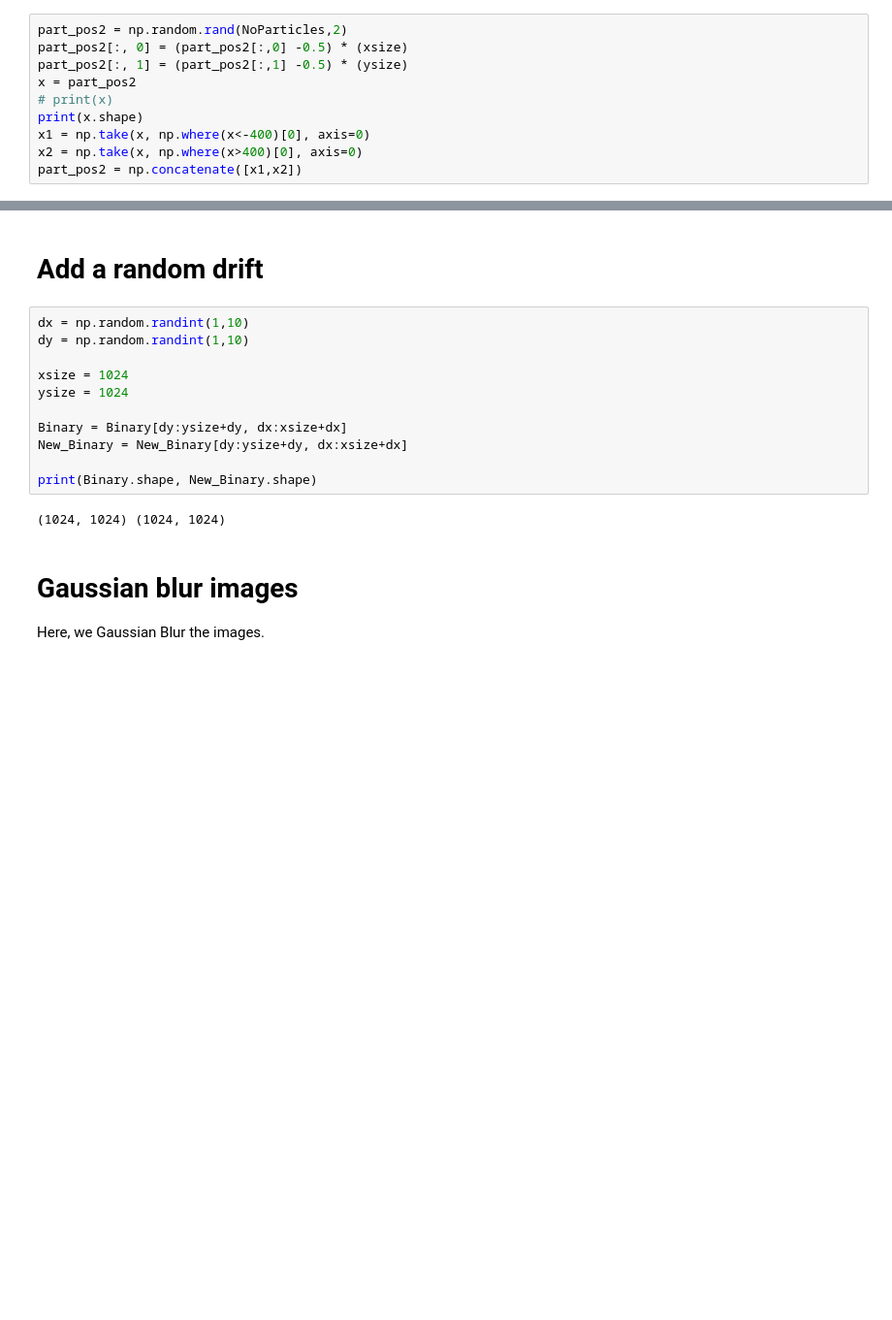
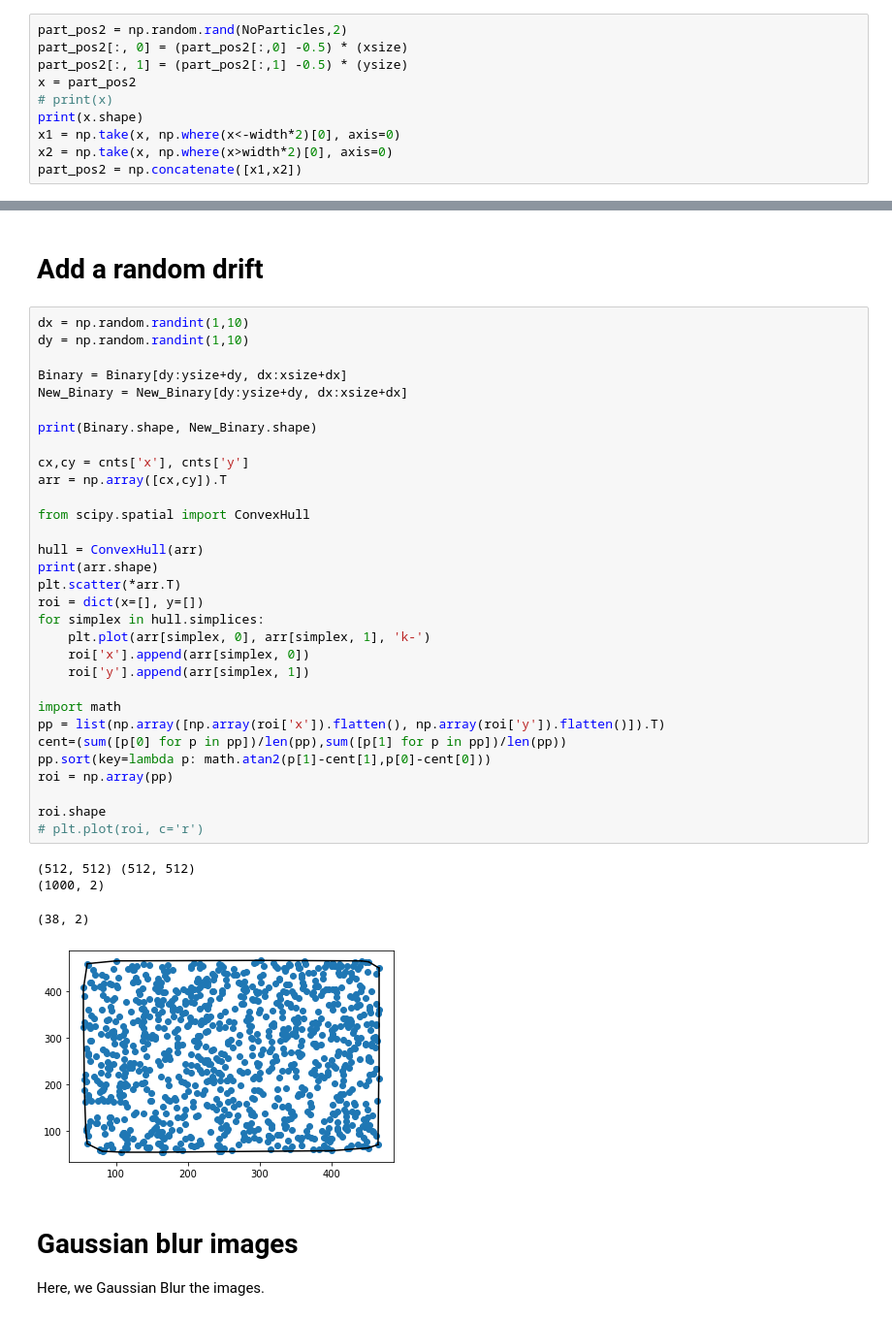
Before and after one commit to rg314/pytraction, a Jupyter notebook: scripts/in_silico_data.ipynb, the cells around one changed output, grey strips where cells are left out. Shown at 97% size. Cells and saved outputs as stored; diff of their text form; blank space fills up the shorter version.

```diff
--- a/scripts/in_silico_data.ipynb
+++ b/scripts/in_silico_data.ipynb
@@ -96,8 +97,8 @@ part_pos2[:, 1] = (part_pos2[:,1] -0.5) * (ysize)
 x = part_pos2
 # print(x)
 print(x.shape)
-x1 = np.take(x, np.where(x<-400)[0], axis=0)
-x2 = np.take(x, np.where(x>400)[0], axis=0)
+x1 = np.take(x, np.where(x<-width*2)[0], axis=0)
+x2 = np.take(x, np.where(x>width*2)[0], axis=0)
 part_pos2 = np.concatenate([x1,x2])
 # %% [output]
 (1000, 2)
@@ -153,19 +160,42 @@ for j in range(len(part_pos2)):
     Binary[Centery-Particleradius:Centery+Particleradius, Centerx-Particleradius:Centerx+Particleradius][index] = 255
 # %% [markdown]
 # Add a random drift
-# %%
-dx = np.random.randint(1,10)
-dy = np.random.randint(1,10)
-
-xsize = 1024
-ysize = 1024
-
-Binary = Binary[dy:ysize+dy, dx:xsize+dx]
-New_Binary = New_Binary[dy:ysize+dy, dx:xsize+dx]
-
-print(Binary.shape, New_Binary.shape)
-# %% [output]
-(1024, 1024) (1024, 1024)
+# %%
+dx = np.random.randint(1,10)
+dy = np.random.randint(1,10)
+
+Binary = Binary[dy:ysize+dy, dx:xsize+dx]
+New_Binary = New_Binary[dy:ysize+dy, dx:xsize+dx]
+
+print(Binary.shape, New_Binary.shape)
+
+cx,cy = cnts['x'], cnts['y']
+arr = np.array([cx,cy]).T
+
+from scipy.spatial import ConvexHull
+
+hull = ConvexHull(arr)
+print(arr.shape)
+plt.scatter(*arr.T)
+roi = dict(x=[], y=[])
+for simplex in hull.simplices:
+    plt.plot(arr[simplex, 0], arr[simplex, 1], 'k-')
+    roi['x'].append(arr[simplex, 0])
+    roi['y'].append(arr[simplex, 1])
+
+import math
+pp = list(np.array([np.array(roi['x']).flatten(), np.array(roi['y']).flatten()]).T)
+cent=(sum([p[0] for p in pp])/len(pp),sum([p[1] for p in pp])/len(pp))
+pp.sort(key=lambda p: math.atan2(p[1]-cent[1],p[0]-cent[0]))
+roi = np.array(pp)
+
+roi.shape
+# plt.plot(roi, c='r')
+# %% [output]
+(512, 512) (512, 512)
+(1000, 2)
+(38, 2)
+[figure, added]
 # %% [markdown]
 # Gaussian blur images
 Here, we Gaussian Blur the images.
```
Also changed, not shown: parts of 14 cells of this notebook, 4 other files.
